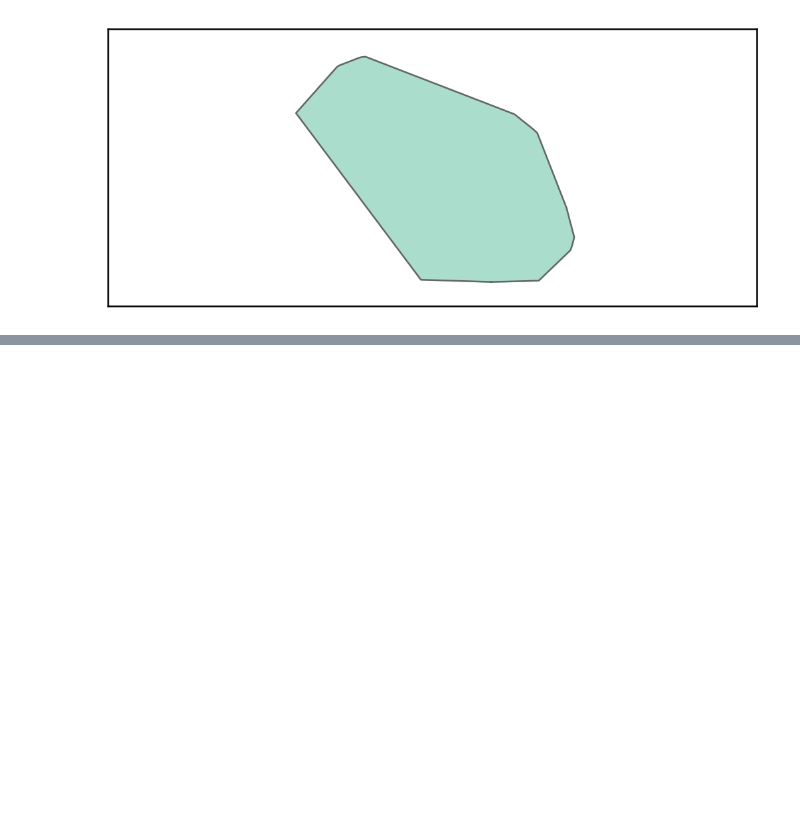
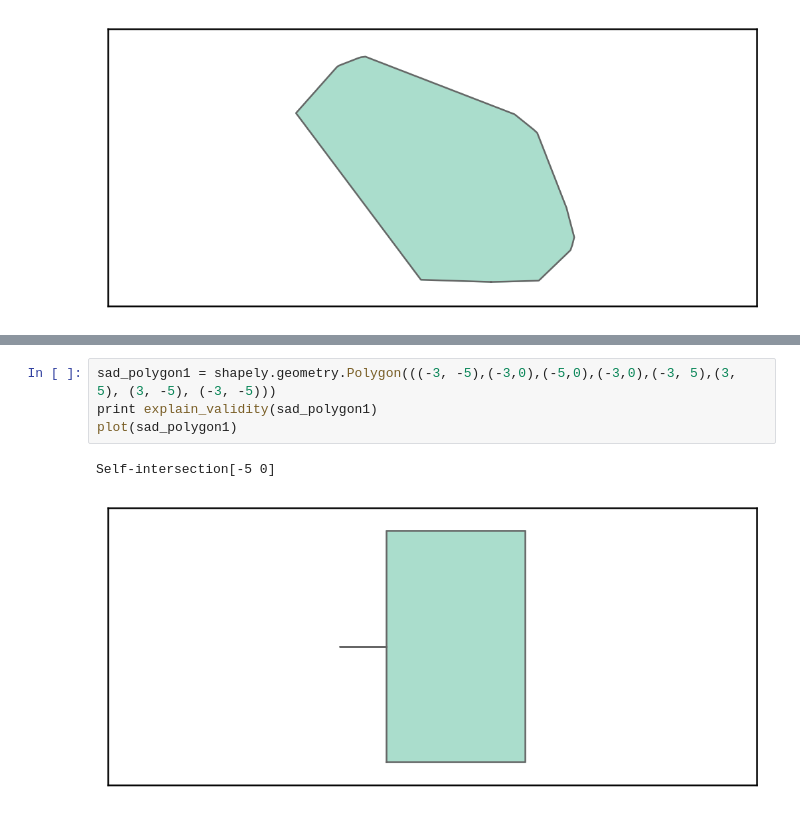
Before and after one commit to nosila/PGH_Tech_Fest, a Jupyter notebook: Tech Fest Notebook.ipynb, the cells around one changed output, grey strips where cells are left out. Drawn from its saved outputs; the diff is of its cells as text; blank space fills up the shorter version.

```diff
--- a/Tech Fest Notebook.ipynb
+++ b/Tech Fest Notebook.ipynb
@@ -456,0 +465,7 @@ One last parting gift is calculations for finding the area of a shape in kilomet
+# %%
+sad_polygon1 = shapely.geometry.Polygon(((-3, -5),(-3,0),(-5,0),(-3,0),(-3, 5),(3, 5), (3, -5), (-3, -5)))
+print explain_validity(sad_polygon1)
+plot(sad_polygon1)
+# %% [output]
+Self-intersection[-5 0]
+[figure, added]
```
Also changed, not shown: parts of 45 cells of this notebook.
